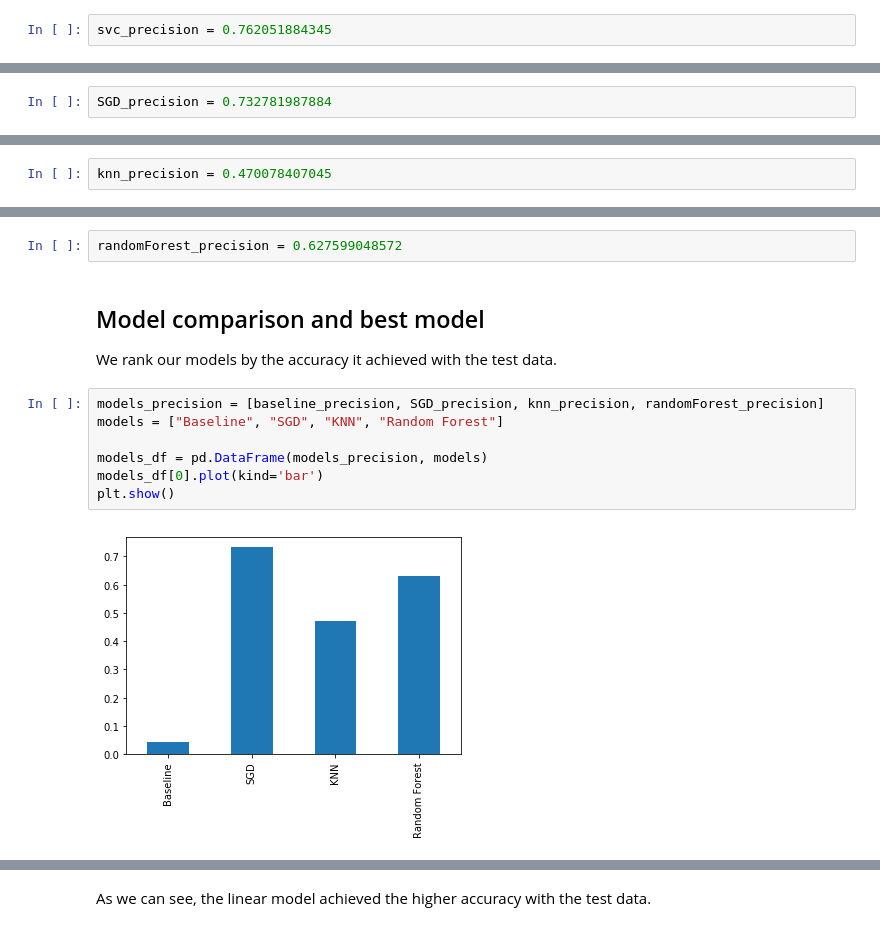
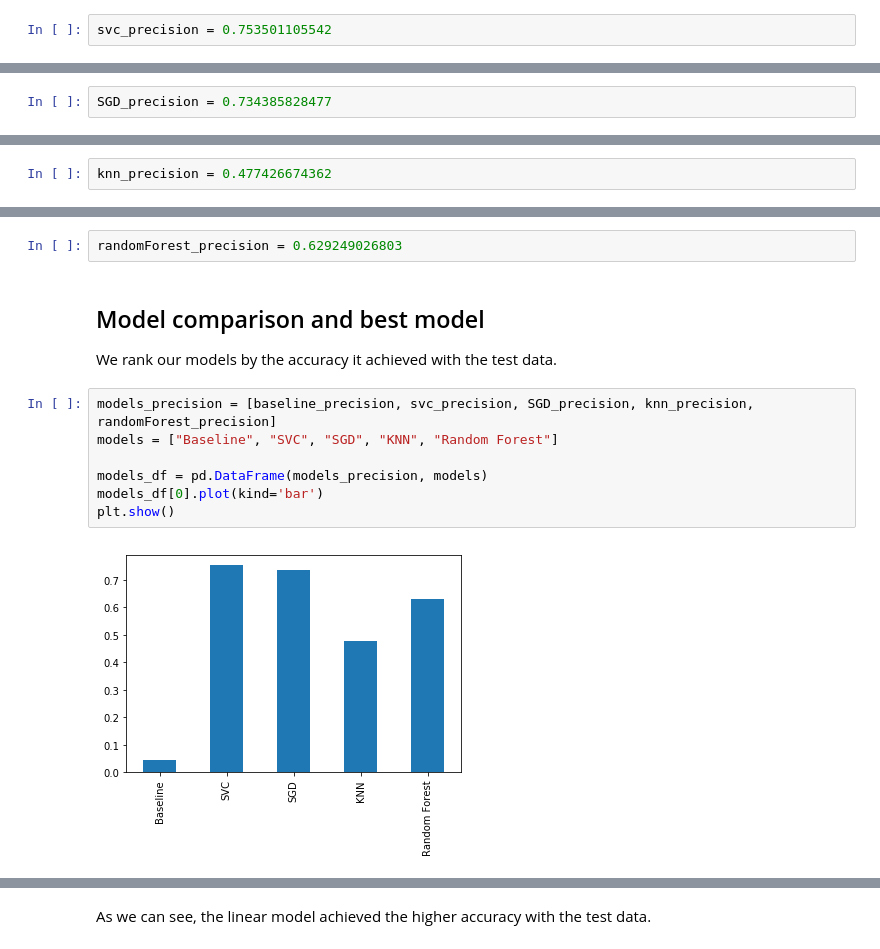
Before and after one commit to robich/dsfb, a Jupyter notebook: dsfb_project.ipynb, the cells around one changed output, grey strips where cells are left out. Saved outputs shown, nothing was run; the diff lists cells and outputs as text.

Commit message:
notebook models run

```diff
--- a/dsfb_project.ipynb
+++ b/dsfb_project.ipynb
@@ -503,7 +504,7 @@ print_precision(y_test, y_pred)
 # %% [output]
 Precision mean:  0.753501105542
 # %%
-svc_precision = 0.762051884345
+svc_precision = 0.753501105542
 # %% [markdown]
 ### Linear Model:  Stochastic Gradient Descent
 # %%
@@ -542,7 +543,7 @@ print_precision(y_test, y_pred)
 # %% [output]
 Precision mean:  0.734385828477
 # %%
-SGD_precision = 0.732781987884
+SGD_precision = 0.734385828477
 # %% [markdown]
 ### Similarity-based model: KNN Classifier
 # %%
@@ -591,5 +594,5 @@ print_precision(y_test[:1000], y_pred)
 # %%
-knn_precision = 0.470078407045
+knn_precision = 0.477426674362
 # %% [markdown]
 ### Information Based model: Random Forest Classifier
 # %%
@@ -641,14 +649,14 @@ Precision mean:  0.626824012941
 # %%
-randomForest_precision = 0.627599048572
+randomForest_precision = 0.629249026803
 # %% [markdown]
 ## Model comparison and best model
 We rank our models by the accuracy it achieved with the test data.
 # %%
-models_precision = [baseline_precision, SGD_precision, knn_precision, randomForest_precision]
-models = ["Baseline", "SGD", "KNN", "Random Forest"]
+models_precision = [baseline_precision, svc_precision, SGD_precision, knn_precision, randomForest_precision]
+models = ["Baseline", "SVC", "SGD", "KNN", "Random Forest"]
 
 models_df = pd.DataFrame(models_precision, models)
 models_df[0].plot(kind='bar')
 plt.show()
 # %% [output]
-[figure, old version]
+[figure, new version]
```
Also changed, not shown: parts of 59 cells of this notebook, 3 other files.
